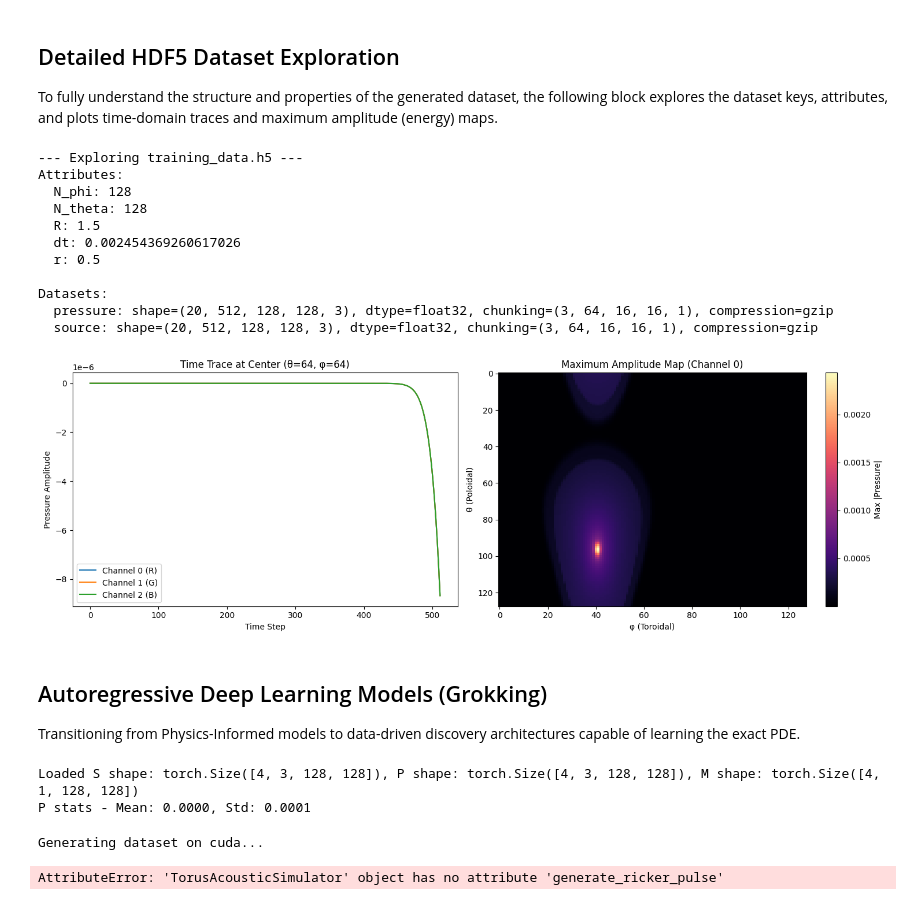
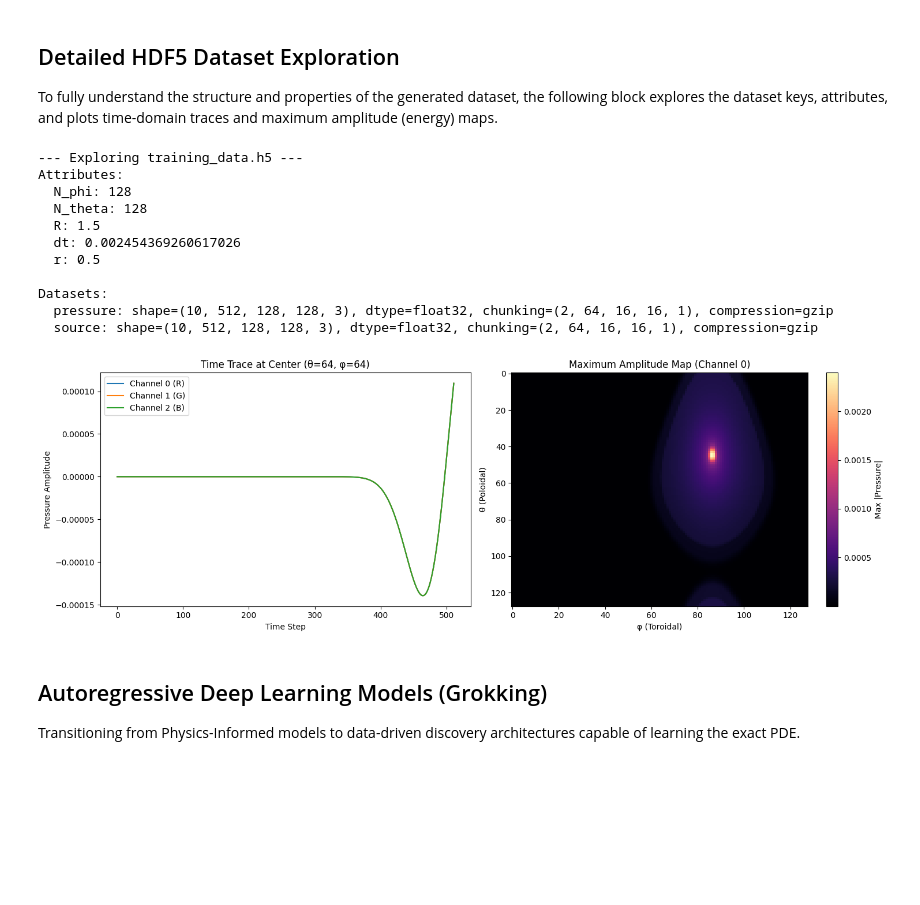
Before and after one commit to ravenwit/NOMAD, a Jupyter notebook: Acoustic_Wave_Simulation_on_Torus.ipynb, the cells around one changed output. Drawn from its saved outputs; the diff is of its cells as text; code cells hidden in the pictures; blank space fills up the shorter version.

```diff
--- a/Acoustic_Wave_Simulation_on_Torus.ipynb
+++ b/Acoustic_Wave_Simulation_on_Torus.ipynb
@@ -540,37 +807,37 @@ def explore_hdf5(filepath):
 
         axes[0].plot(center_trace)
         axes[0].set_title(f"Time Trace at Center (θ={H//2}, φ={W//2})")
         axes[0].set_xlabel("Time Step")
         axes[0].set_ylabel("Pressure Amplitude")
         if center_trace.shape[1] == 3:
             axes[0].legend(["Channel 0 (R)", "Channel 1 (G)", "Channel 2 (B)"])
 
         # 2. Maximum Amplitude Map (Energy Map) for Channel 0
-        max_amp = np.max(np.abs(P[50, :, :, :, 0]), axis=0)
+        max_amp = np.max(np.abs(P[10, :, :, :, 0]), axis=0)
         im = axes[1].imshow(max_amp, cmap='magma', aspect='auto')
         axes[1].set_title("Maximum Amplitude Map (Channel 0)")
         axes[1].set_xlabel("φ (Toroidal)")
         axes[1].set_ylabel("θ (Poloidal)")
         fig.colorbar(im, ax=axes[1], label="Max |Pressure|")
 
         plt.tight_layout()
         plt.show()
 
 # Assuming `dataset_path` holds the path to the current h5 file
 explore_hdf5("training_data.h5")
 # %% [output]
 --- Exploring training_data.h5 ---
 Attributes:
   N_phi: 128
   N_theta: 128
   R: 1.5
   dt: 0.002454369260617026
   r: 0.5
 
 Datasets:
-  pressure: shape=(20, 512, 128, 128, 3), dtype=float32, chunking=(3, 64, 16, 16, 1), compression=gzip
-  source: shape=(20, 512, 128, 128, 3), dtype=float32, chunking=(3, 64, 16, 16, 1), compression=gzip
+  pressure: shape=(10, 512, 128, 128, 3), dtype=float32, chunking=(2, 64, 16, 16, 1), compression=gzip
+  source: shape=(10, 512, 128, 128, 3), dtype=float32, chunking=(2, 64, 16, 16, 1), compression=gzip
-[figure, old version]
+[figure, new version]
 # %% [markdown]
 ## Autoregressive Deep Learning Models (Grokking)
 Transitioning from Physics-Informed models to data-driven discovery architectures capable of learning the exact PDE.
@@ -868,18 +1135,16 @@ def get_dataloader(h5_path, batch_size=16, seq_len=4, shuffle=True):
     dataset = TorusWaveDataset(h5_path, seq_len=seq_len)
     return DataLoader(dataset, batch_size=batch_size, shuffle=shuffle)
 
-# Test path
-path = "training_data.h5"
-if os.path.exists(path):
-    dataset = TorusWaveDataset(path)
-    s, p, m = dataset[0]
-    print(f"Loaded S shape: {s.shape}, P shape: {p.shape}, M shape: {m.shape}")
-    print(f"P stats - Mean: {dataset.p_mean:.4f}, Std: {dataset.p_std:.4f}")
-else:
-    print("Test skipped: .h5 file not found.")
+if __name__ == "__main__":
+    # Test path
+    path = "simulation_results.h5"
+    if os.path.exists(path):
+        dataset = TorusWaveDataset(path)
+        s, p, m = dataset[0]
+        print(f"Loaded S shape: {s.shape}, P shape: {p.shape}, M shape: {m.shape}")
+        print(f"P stats - Mean: {dataset.p_mean:.4f}, Std: {dataset.p_std:.4f}")
+    else:
+        print("Test skipped: .h5 file not found.")
-# %% [output]
-Loaded S shape: torch.Size([4, 3, 128, 128]), P shape: torch.Size([4, 3, 128, 128]), M shape: torch.Size([4, 1, 128, 128])
-P stats - Mean: 0.0000, Std: 0.0001
 # %%
 import torch
 import numpy as np
@@ -887,9 +1152,9 @@ import h5py
 import os
 import argparse
 from tqdm import tqdm
+from src.numerical.solver import TorusAcousticSimulator, save_simulation_to_h5
 
-
-def generate_multi_rollout_dataset(filename, num_rollouts=50, steps_per_rollout=500, record_every=10, R=3.0, r=1.0, N_theta=64, N_phi=64):
+def generate_multi_rollout_dataset(filename, num_rollouts=10, steps_per_rollout=500, record_every=10, R=3.0, r=1.0, N_theta=64, N_phi=64):
     device = torch.device('cuda' if torch.cuda.is_available() else 'cpu')
     print(f"Generating dataset on {device}...")
 
@@ -908,10 +1173,10 @@ def generate_multi_rollout_dataset(filename, num_rollouts=50, steps_per_rollout=
         sigma_s = np.random.uniform(0.3, 0.8)
 
         def random_source_fn(t, dev):
-            return simulator.generate_ricker_pulse(
-            t, t0=t0, sigma_t=0.01, theta0=theta0, phi0=phi0, sigma_s=0.1,
-            amplitude=torch.tensor([1.0, 1.0, 1.0], device=dev), device=dev
-        )
+            return simulator.generate_gaussian_source(
+                t, t0=t0, sigma_t=0.01, theta0=theta0, phi0=phi0,
+                sigma_s=sigma_s, amplitude=torch.tensor([1.0], device=dev), device=dev
+            )
 
         P_seq, S_seq = simulator.simulate(num_steps=steps_per_rollout, source_generator_fn=random_source_fn, device=device, record_every=record_every)
         P_list.append(P_seq)
@@ -920,12 +1185,17 @@ def generate_multi_rollout_dataset(filename, num_rollouts=50, steps_per_rollout=
     P_all = torch.cat(P_list, dim=0) # (num_rollouts, Time, C, H, W)
     S_all = torch.cat(S_list, dim=0) # (num_rollouts, Time, C, H, W)
 
-    # os.makedirs(os.path.dirname(filename), exist_ok=True)
+    os.makedirs(os.path.dirname(filename), exist_ok=True)
     save_simulation_to_h5(P_all, S_all, filename, R, r, simulator.dt, N_theta, N_phi)
 
+if __name__ == "__main__":
+    parser = argparse.ArgumentParser()
+    parser.add_argument('--output', type=str, default='src/data/simulation_results_diverse.h5', help='Output dataset path')
+    parser.add_argument('--rollouts', type=int, default=20, help='Number of independent simulations')
+    parser.add_argument('--steps', type=int, default=500, help='Timesteps per simulation')
+    parser.add_argument('--N_theta', type=int, default=64, help='Grid resolution theta')
+    parser.add_argument('--N_phi', type=int, default=64, help='Grid resolution phi')
+    args = parser.parse_args()
 
-generate_multi_rollout_dataset("torus_simulation_data.h5", num_rollouts=50, steps_per_rollout=512,
-                               N_theta=64, N_phi=64)
+    generate_multi_rollout_dataset(args.output, num_rollouts=args.rollouts, steps_per_rollout=args.steps,
+                                   N_theta=args.N_theta, N_phi=args.N_phi)
-# %% [output]
-Generating dataset on cuda...
-AttributeError: 'TorusAcousticSimulator' object has no attribute 'generate_ricker_pulse'
```
Also changed, not shown: parts of 12 cells of this notebook.
